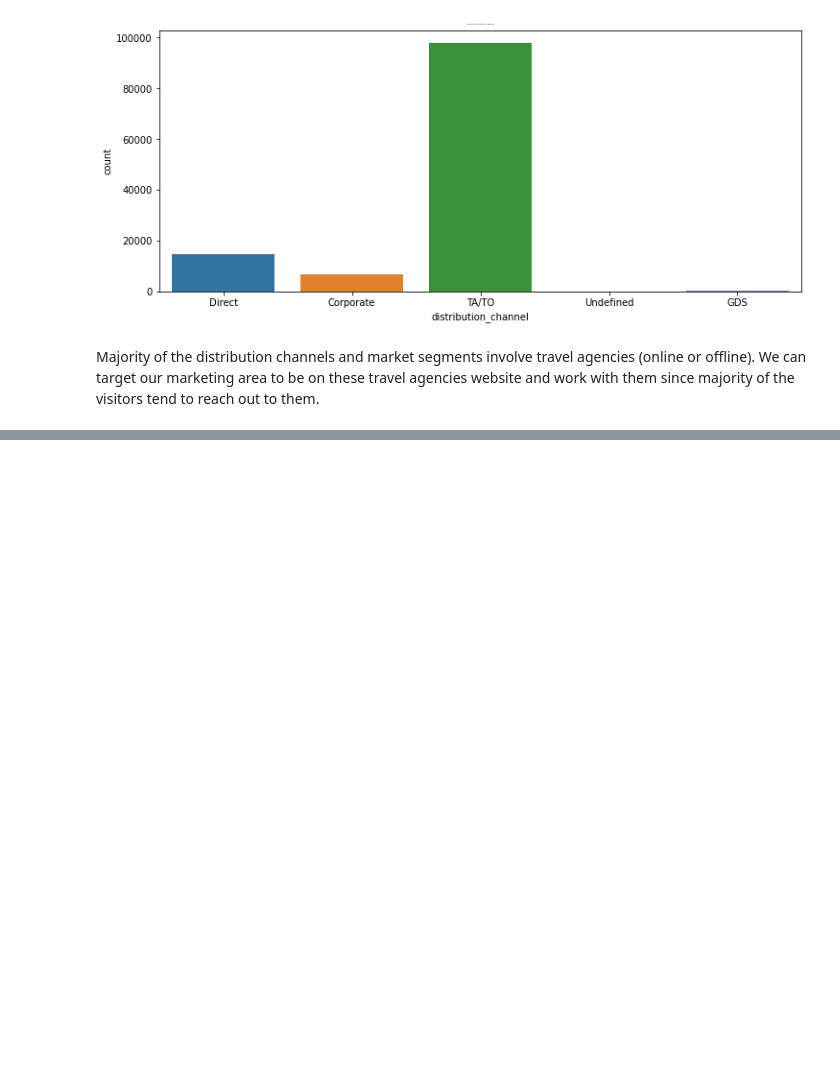
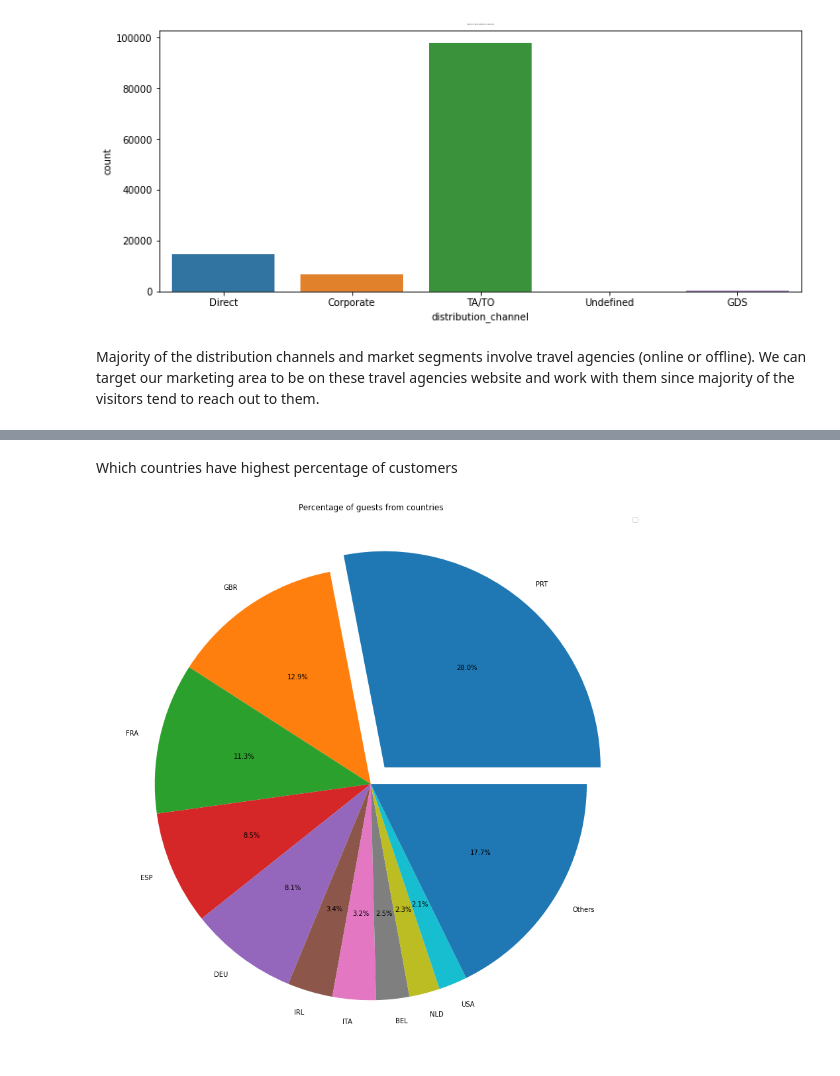
Before and after one commit to VermaSanjayrk/Hotel-booking-Analysis, a Jupyter notebook: Sanjay_Hotel_Booking_Analysis_Capstone_Project.ipynb, the cells around one changed output, grey strips where cells are left out. Cells and saved outputs as stored; diff of their text form; code cells hidden in the pictures; blank space fills up the shorter version.

```diff
--- a/Sanjay_Hotel_Booking_Analysis_Capstone_Project.ipynb
+++ b/Sanjay_Hotel_Booking_Analysis_Capstone_Project.ipynb
@@ -539,0 +701,26 @@ We can target our marketing area to be on these travel agencies website and work
+# %% [markdown]
+Which countries have highest percentage of customers
+# %%
+guests_per_country = HBA[HBA.is_canceled == 0].groupby('country').hotel.count().sort_values(ascending = False)
+guests_per_country = guests_per_country.reset_index()
+guests_per_country.rename(columns = {'hotel' : 'bookings'}, inplace = True)
+
+
+# The top 10 countries with highest number of bookings
+guests_per_country_top_10 = guests_per_country[:10].copy()
+
+# Others countries bookings combined
+new_row = pd.DataFrame(data = { 'country' : ['Others'],
+                                'bookings' : [guests_per_country['bookings'][10:].sum()]
+                                })
+
+guests_per_country = pd.concat([guests_per_country_top_10, new_row])
+
+
+#Pie chart Plot
+fig = plt.figure(figsize =(15, 15))
+plt.title("Percentage of guests from countries")
+plt.legend(guests_per_country.index, loc="best")
+plt.pie(guests_per_country.bookings , autopct='%1.1f%%', labels=guests_per_country.country , explode =(0.1,0,0,0,0,0,0,0,0,0,0));
+# %% [output]
+[figure, added]
```
Also changed, not shown: parts of 24 cells of this notebook.
